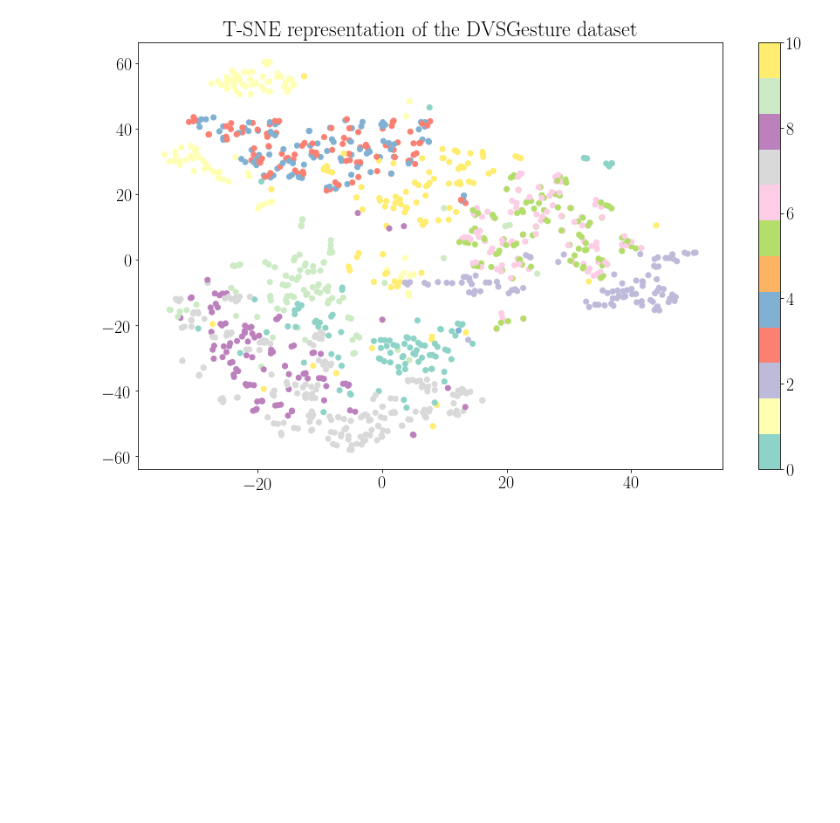
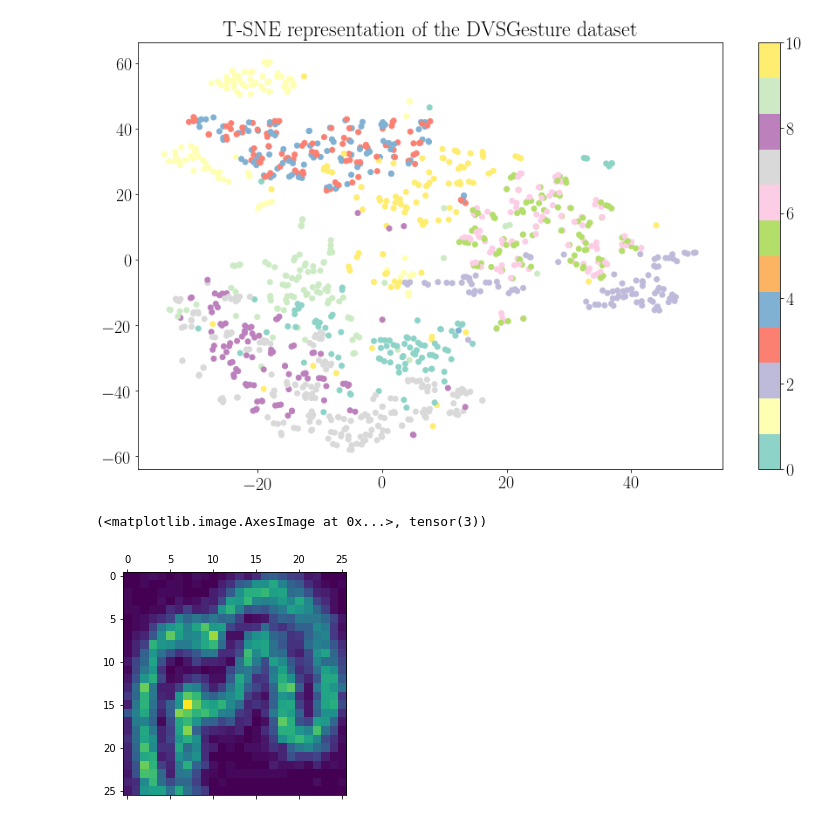
Before and after one commit to kclip/BayesBiSNN, a Jupyter notebook: BBSNN_notebook.ipynb, the cells around one changed output. Drawn from its saved outputs; the diff is of its cells as text; code cells hidden in the pictures; blank space fills up the shorter version.

```diff
--- a/BBSNN_notebook.ipynb
+++ b/BBSNN_notebook.ipynb
@@ -266,3 +266,29 @@ axs.set_title('T-SNE representation of the DVSGesture dataset')
 plt.savefig(r"C:\Users\K1804053\OneDrive - King's College London\PhD\BayesBiSNN\tsne_dvsgesture.pdf", format='pdf', dpi=1000)
 # %% [output]
 [figure]
+# %%
+dataset = tables.open_file(r"C:\Users\K1804053\OneDrive - King's College London\PycharmProjects\datasets\mnist-dvs\mnist_dvs_events.hdf5")
+test_data = dataset.root.test
+train_data = dataset.root.train
+
+batch_size = 32
+
+dt = 25000  # us
+sample_length = 2000  # length of samples during training in ms
+T = int(sample_length * 1000 / dt)  # number of timesteps in a sample
+input_size = [2, 26, 26]
+n_classes = dataset.root.stats.test_data[1]
+n_samples = dataset.root.stats.train_data[0]
+
+n_batchs = n_samples // batch_size + (1 - (n_samples % batch_size == 0))
+idx_avail = np.arange(n_samples)
+idxs = np.random.choice(idx_avail, [batch_size], replace=False)
+
+inputs, labels = get_batch_example(train_data, idxs, batch_size, T, n_classes, input_size, dt, dataset.root.stats.train_data[1], True)
+# %%
+inputs_img = torch.sum(inputs, dim=(1,2)).numpy()
+idx = 8
+plt.matshow(inputs_img[idx]), torch.argmax(torch.sum(labels, dim=-1)/T, dim=-1)[idx]
+# %% [output]
+(<matplotlib.image.AxesImage at 0x...>, tensor(3))
+[figure, added]
```
Also changed, not shown: 1 other file.
